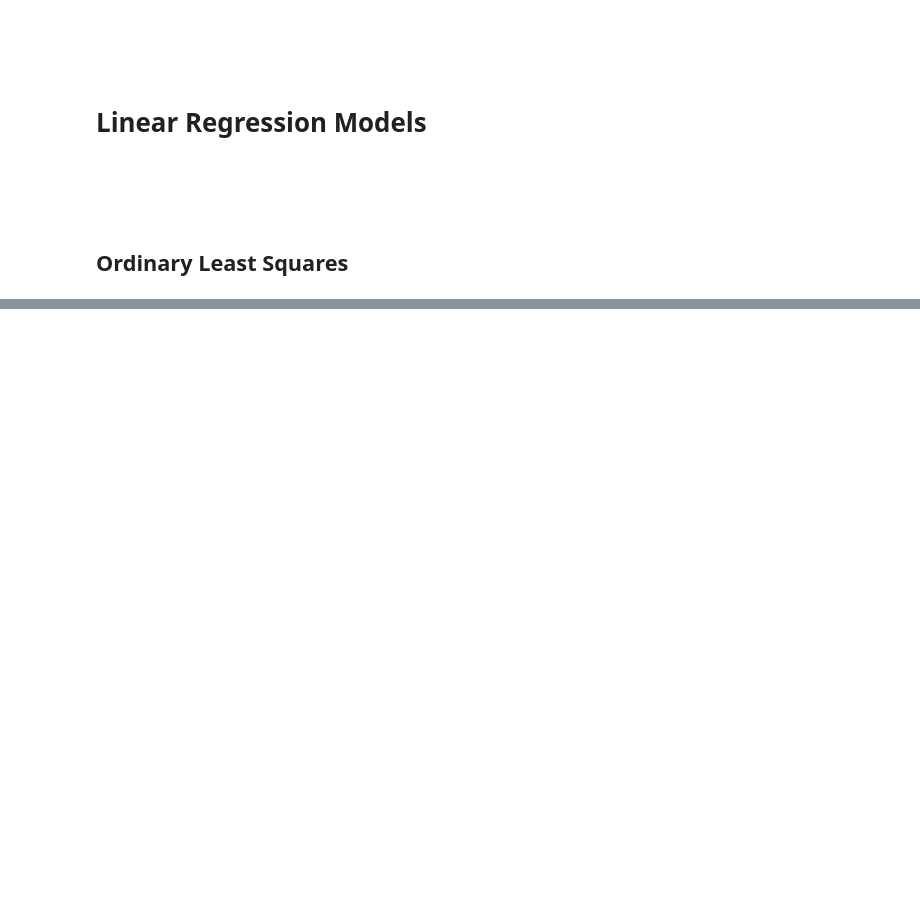
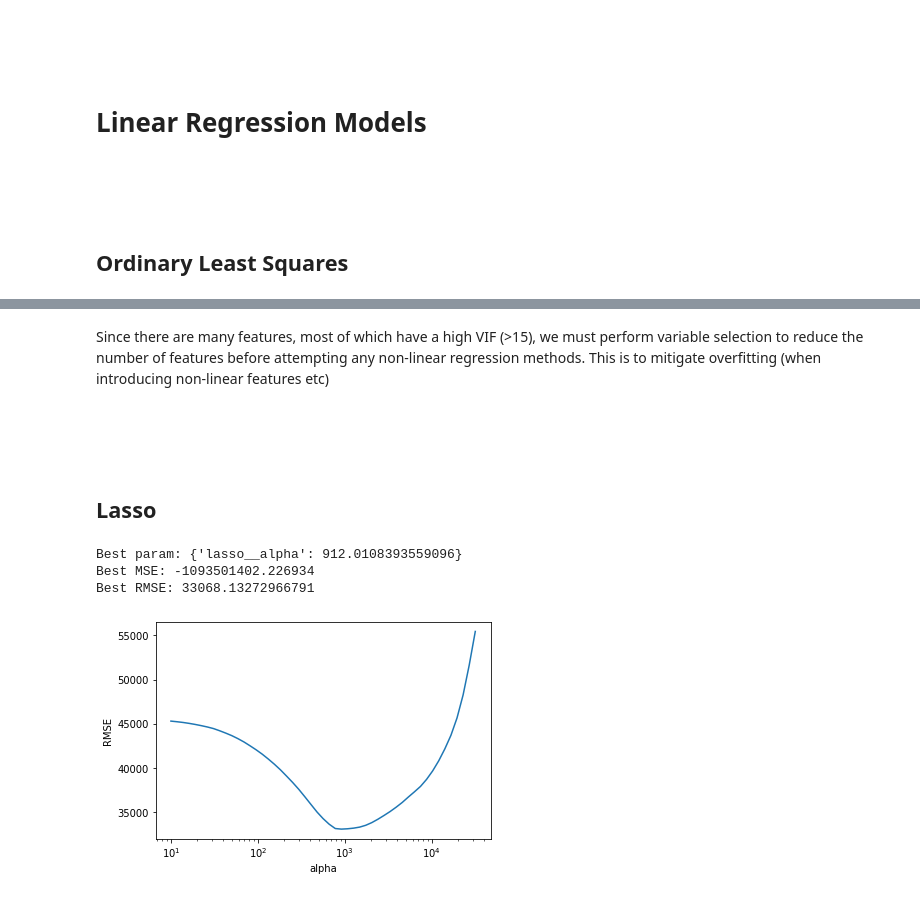
Before and after one commit to W-Tran/advanced-regression-techniques, a Jupyter notebook: advanced-regression-techniques.ipynb, the cells around one changed output, grey strips where cells are left out. Drawn from its saved outputs; the diff is of its cells as text; code cells hidden in the pictures; blank space fills up the shorter version.

Commit message:
perform feature selection using Lasso

```diff
--- a/advanced-regression-techniques.ipynb
+++ b/advanced-regression-techniques.ipynb
@@ -555,0 +610,39 @@ fig = sm.qqplot(lin_regr.resid_pearson, line='q');
+# %% [markdown]
+Since there are many features, most of which have a high VIF (>15), we must perform variable selection to reduce the number of features before attempting any non-linear regression methods. This is to mitigate overfitting (when introducing non-linear features etc)
+# %% [markdown]
+<br>
+<br>
+# %% [markdown]
+## Lasso
+# %%
+lasso_pipe = Pipeline([('lotfront_imp', SimpleImputer(strategy='median')),
+                       ('scale', StandardScaler()),
+                       ('lasso', Lasso(#normalize=True,
+                                       max_iter=10000))])
+lasso_gs = GridSearchCV(lasso_pipe,
+                        {'lasso__alpha':np.logspace(1,4.5, 51)},
+                        'neg_mean_squared_error',
+                        n_jobs=1,
+                        iid=False,
+                        cv=5,
+                       )
+best_lasso = lasso_gs.fit(train_df.values, train_labels['SalePrice'])
+lasso_cv_scores = pd.DataFrame(best_lasso.cv_results_)
+# %%
+print("Best param:",best_lasso.best_params_)
+print("Best MSE:",best_lasso.best_score_)
+print("Best RMSE:",np.sqrt(-best_lasso.best_score_))
+
+alpha = lasso_cv_scores.param_lasso__alpha.values
+cv_score = lasso_cv_scores.mean_test_score.values
+
+plt.yscale("linear")
+plt.xscale("log")
+plt.plot(alpha, np.sqrt(-cv_score))
+plt.xlabel("alpha")
+plt.ylabel("RMSE");
+# %% [output]
+Best param: {'lasso__alpha': 912.0108393559096}
+Best MSE: -1093501402.226934
+Best RMSE: 33068.13272966791
+[figure, added]
```
Also changed, not shown: parts of 25 cells of this notebook.
